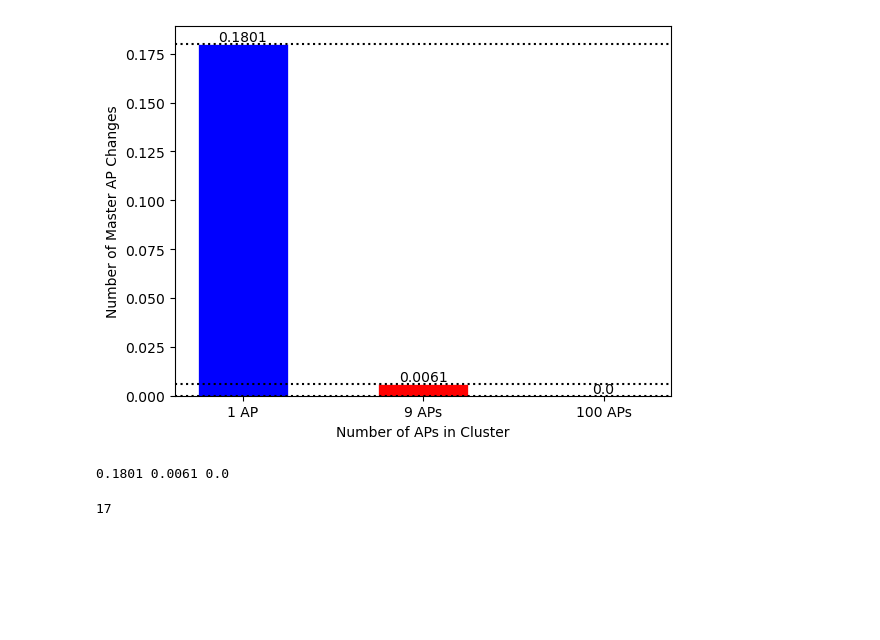
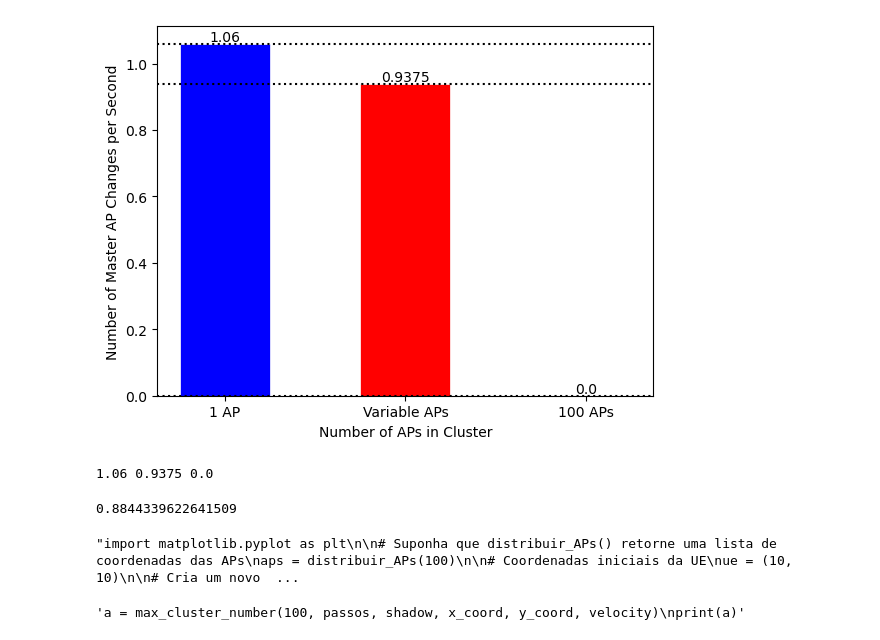
Before and after one commit to vitorfraga12/Comunicacao_Movel6G, a Jupyter notebook: Caso_2_notebook.ipynb, the cells around one changed output. Cells and saved outputs as stored; diff of their text form; code cells hidden in the pictures; blank space fills up the shorter version.

```diff
--- a/Caso_2_notebook.ipynb
+++ b/Caso_2_notebook.ipynb
@@ -114,9 +121,10 @@ def find_path_gain(dist, shadowing):
 
     Returns:
     float: The path gain calculated using the given distance and shadowing effects.'''
-    k = 1e-4
-    n = 4
-    path_gain_result = shadowing * (k / ((dist) ** n)) #Obtem o path_gain local de cada AP
+    beta = (-30.5 - 36.7*np.log10(dist/1)) # dB
+    lin_beta = db2lin(beta) # [LINEAR]
+
+    path_gain_result = shadowing * lin_beta #Obtem o path_gain local de cada AP
 
     return path_gain_result # [LINEAR]
 # %%
@@ -313,9 +339,9 @@ def calculate_capacity(B_t, p_t, d_0, K, M, N, passos, shadowing, cluster):
 # %%
 B_t, p_t, d_0, K_0 = 100e6, 1e3, 1, 1e-17 # Em MHz, mW, metros, mW/Hz respectivamente
 ap, ue, channel = 100, 1, 1
-passos = 10000 # Definido já que a UE irá se mover metro por metro
-velocity = 15 # Velocidade de 10 m/s
-shadow = find_shadowing(passos) # Definindo o shadowing
+passos = 400000 # Definido já que a UE irá se mover a cada 10cm
+velocity = 0.01 # Velocidade de 10 m/s considerando que cada iteração é equivalente a 10ms
+shadow = find_shadowing(passos) # Definindo o shadowing que se altera para cada 10m
 x_coord, y_coord = ue_moviment(velocity, passos) # Movimentando a UE
 passos_array = np.arange(passos)
 # %%
@@ -334,6 +360,6 @@ cdf_snr2 = np.sort(snr2)
 cdf_snr3 = np.sort(snr3)
 # %%
-snr4, cc = calculate_snr_acom(B_t, p_t, d_0, K_0, ap, channel, passos, shadow, x_coord, y_coord)
+snr4, cc, master4 = calculate_snr_acom(B_t, p_t, d_0, K_0, ap, channel, passos, shadow, x_coord, y_coord)
 snr4 = lin2db(snr4)
 cdf_snr4 = np.sort(snr4)
 # %%
@@ -373,46 +398,57 @@ print(cc)
 # %%
-clustermaster1, clustermaster2, clustermaster3 = 1, 9, 100
+'''clustermaster1, clustermaster2, clustermaster3 = 1, 9, 100
 master1 = find_masterap(ap, passos, shadow, clustermaster1, x_coord, y_coord)
 master2 = find_masterap(ap, passos, shadow, clustermaster2, x_coord, y_coord)
 master3 = find_masterap(ap, passos, shadow, clustermaster3, x_coord, y_coord)
+'''
+#Já que cada passo equivale a 10ms e a velocidade é de 10m/s, temos que fazer o tempo
+time = 400
+
 
 # Transformando em mudanças por segundo
-master1 = master1 / passos
-master2 = master2 / passos
-master3 = master3 / passos
+master1 = master1 / time
+master4 = master4 / time
+master3 = master3 / time
+#master4 = master4 / time
 # %%
 # Plotando o gráfico de barras
 fig, ax = plt.subplots()
 
 # Posições das barras
 xs = np.arange(3)
 
 # Plotando as barras
 ax.bar(0, master1, width=0.5, color='b', edgecolor="white", linewidth=0.5)
-ax.bar(1, master2, width=0.5, color='r', edgecolor="white", linewidth=0.5)
+ax.bar(1, master4, width=0.5, color='r', edgecolor="white", linewidth=0.5)
 ax.bar(2, master3, width=0.5, color='y', edgecolor="white", linewidth=0.5)
+#ax.bar(3, master4, width=0.5, color='g', edgecolor="white", linewidth=0.5)
 
 # Adicionando linhas pontilhadas e rótulos
-for x, y in zip(xs, [master1, master2, master3]):
+for x, y in zip(xs, [master1, master4, master3]):
     ax.axhline(y, linestyle='dotted', color='black')
     ax.text(x, y, str(y), ha='center', va='bottom')
 
-x_labels = [f"{clustermaster1} AP", f"{clustermaster2} APs", f"{clustermaster3} APs"]
+x_labels = [f"{cluster1} AP", "Variable APs", f"{cluster3} APs"]
 
 # Configurando os rótulos dos eixos e título
 ax.set_xlabel("Number of APs in Cluster")
-ax.set_ylabel("Number of Master AP Changes")
+ax.set_ylabel("Number of Master AP Changes per Second")
 ax.set_xticks(np.arange(len(x_labels)))
 ax.set_xticklabels(x_labels)
 
 plt.savefig('masterap.pdf')
 # Mostrando o gráfico
 plt.show()
 
-print(master1, master2, master3)
+print(master1, master4, master3)
 # %% [output]
-[figure, old version]
+[figure, new version]
-0.1801 0.0061 0.0
+1.06 0.9375 0.0
+# %%
+#Para definir quantos porcento do tempo a UE passa em cada AP do primeiro cenario para o segundo
+print(master4/master1)
+# %% [output]
+0.8844339622641509
 # %%
 '''import matplotlib.pyplot as plt
 
@@ -420,7 +456,7 @@ print(master1, master2, master3)
 aps = distribuir_APs(100)
 
 # Coordenadas iniciais da UE
-ue = (15, 500)
+ue = (10, 10)
 
 # Cria um novo gráfico
 fig, ax = plt.subplots()
@@ -444,11 +480,13 @@ plt.grid()
 plt.savefig('position.pdf')
 # Mostra o gráfico
 plt.show()'''
+# %% [output]
+"import matplotlib.pyplot as plt\n\n# Suponha que distribuir_APs() retorne uma lista de coordenadas das APs\naps = distribuir_APs(100)\n\n# Coordenadas iniciais da UE\nue = (10, 10)\n\n# Cria um novo  ...
 # %%
-a = max_cluster_number(100, passos, shadow, x_coord, y_coord, velocity)
-print(a)
+'''a = max_cluster_number(100, passos, shadow, x_coord, y_coord, velocity)
+print(a)'''
 # %% [output]
-17
+'a = max_cluster_number(100, passos, shadow, x_coord, y_coord, velocity)\nprint(a)'
 # %%
 '''def plot_pathgain(B_t, p_t, d_0, K_0, M, N, passos, shadowing):
     #UE irá se mover metro por metro e irá iniciar do ponto (0, 500) e irá até (1000, 500)
```
Also changed, not shown: parts of 8 cells of this notebook, 7 other files.
